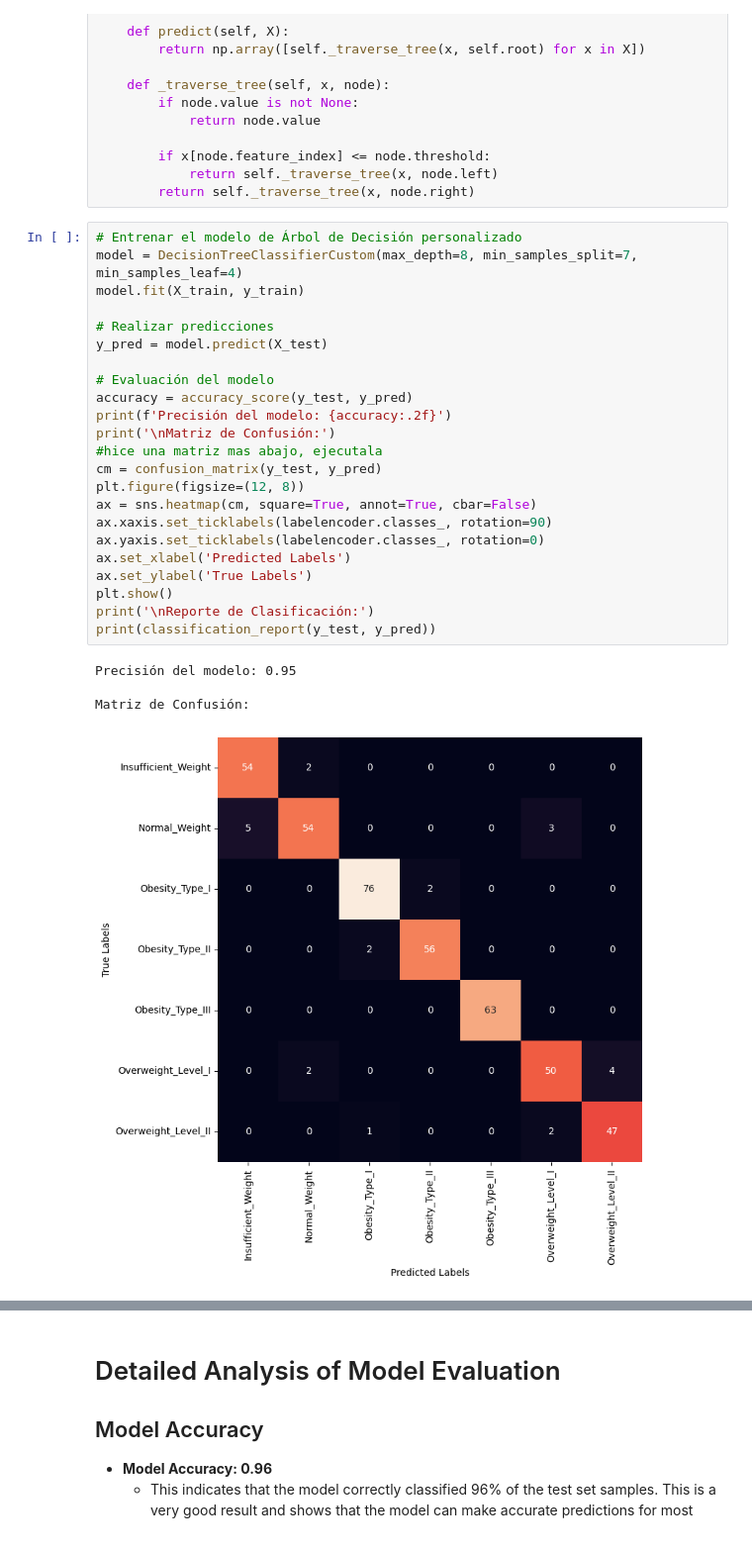
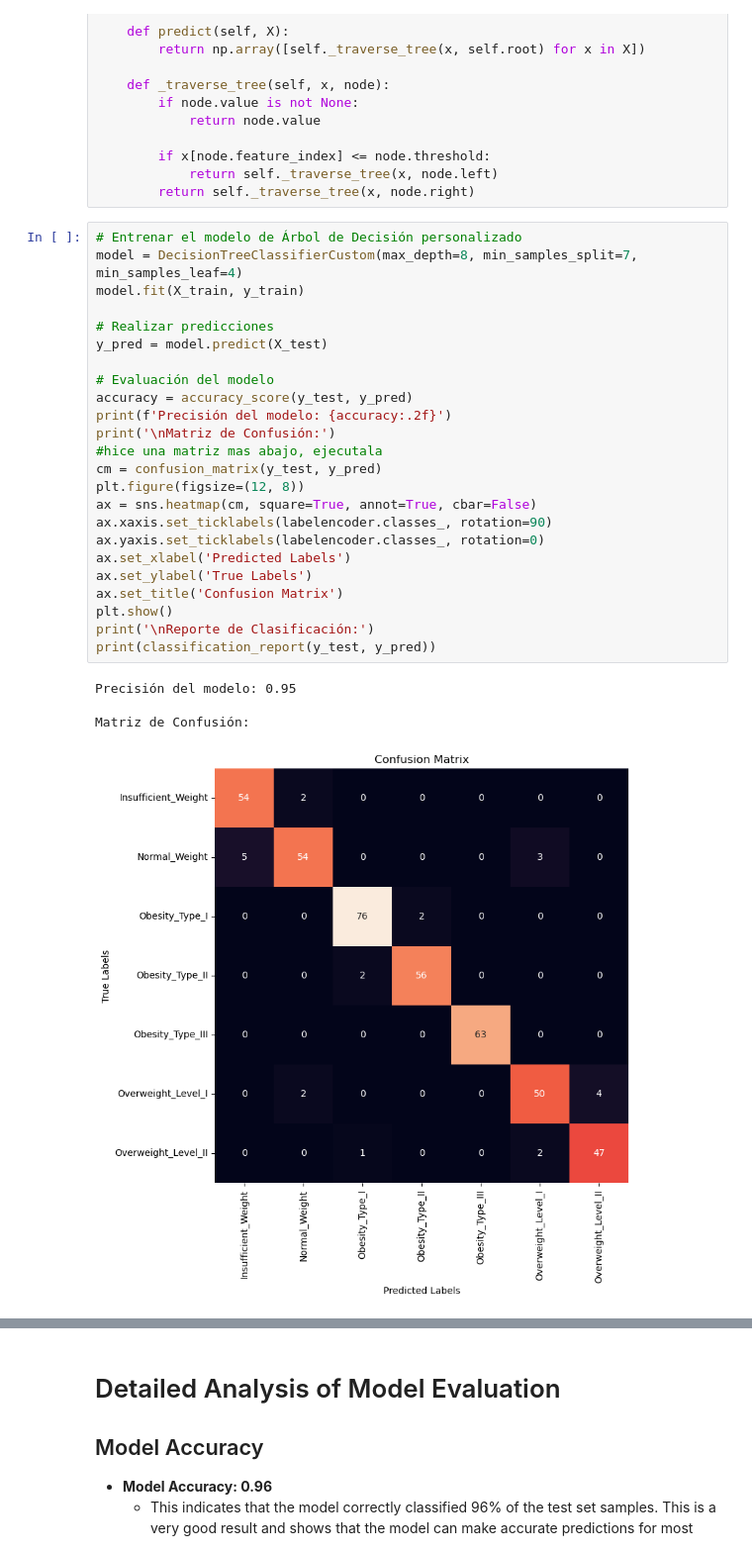
Before and after one commit to lavolamagik/proyectoIA, a Jupyter notebook: proyectoIA.ipynb, the cells around one changed output, grey strips where cells are left out. Shown: that part at 99% size. Cells and saved outputs as stored; diff of their text form.

```diff
--- a/proyectoIA.ipynb
+++ b/proyectoIA.ipynb
@@ -185,31 +186,32 @@ class DecisionTreeClassifierCustom:
 # %%
 # Entrenar el modelo de Árbol de Decisión personalizado
 model = DecisionTreeClassifierCustom(max_depth=8, min_samples_split=7, min_samples_leaf=4)
 model.fit(X_train, y_train)
 
 # Realizar predicciones
 y_pred = model.predict(X_test)
 
 # Evaluación del modelo
 accuracy = accuracy_score(y_test, y_pred)
 print(f'Precisión del modelo: {accuracy:.2f}')
 print('\nMatriz de Confusión:')
 #hice una matriz mas abajo, ejecutala
 cm = confusion_matrix(y_test, y_pred)
 plt.figure(figsize=(12, 8))
 ax = sns.heatmap(cm, square=True, annot=True, cbar=False)
 ax.xaxis.set_ticklabels(labelencoder.classes_, rotation=90)
 ax.yaxis.set_ticklabels(labelencoder.classes_, rotation=0)
 ax.set_xlabel('Predicted Labels')
 ax.set_ylabel('True Labels')
+ax.set_title('Confusion Matrix')
 plt.show()
 print('\nReporte de Clasificación:')
 print(classification_report(y_test, y_pred))
 # %% [output]
 Precisión del modelo: 0.95
 
 Matriz de Confusión:
-[figure, old version]
+[figure, new version]
 Reporte de Clasificación:
               precision    recall  f1-score   support
 
```
Also changed, not shown: parts of 2 cells of this notebook.
